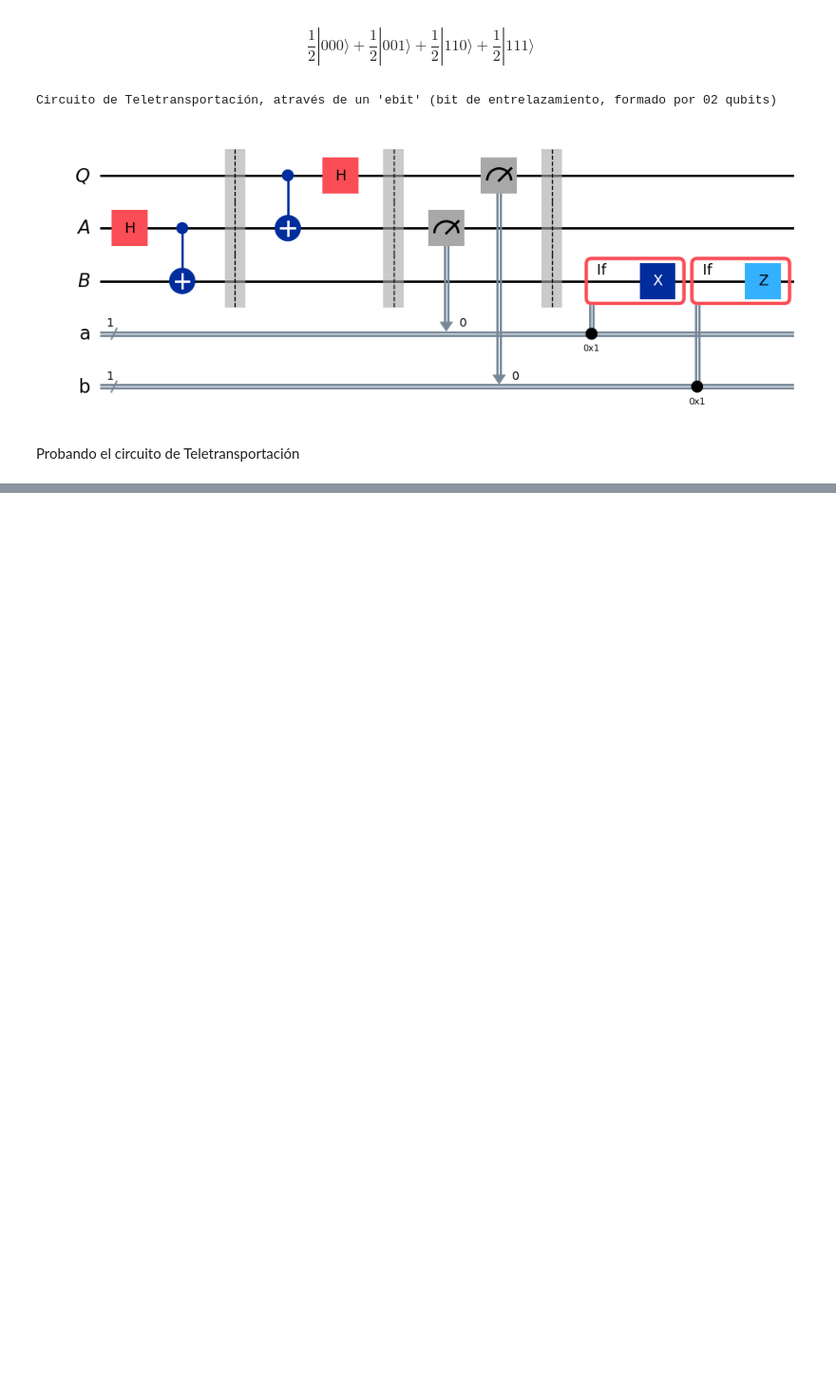
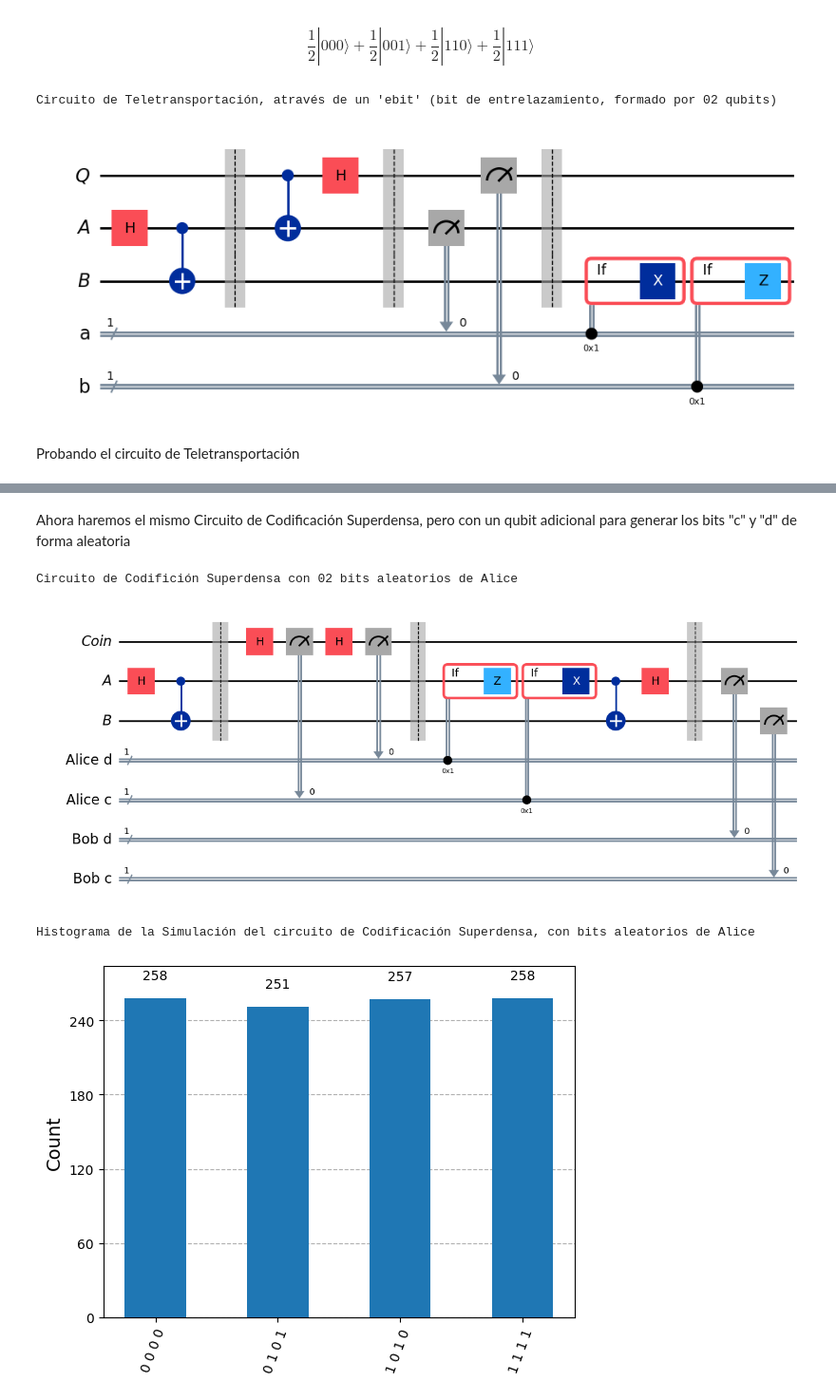
Before and after one commit to mmitacc/qiskitIBM, a Jupyter notebook: 4-EntanglementInAction.ipynb, the cells around one changed output, grey strips where cells are left out. Shown at 95% size. Saved outputs shown, nothing was run; the diff lists cells and outputs as text; code cells hidden in the pictures; blank space fills up the shorter version.

```diff
--- a/4-EntanglementInAction.ipynb
+++ b/4-EntanglementInAction.ipynb
@@ -189,0 +242,66 @@ Estadisticas solo del Qubit resultado
+# %% [markdown]
+Ahora haremos el mismo Circuito de Codificación Superdensa, pero con un qubit adicional para generar los bits "c" y "d" de forma aleatoria
+# %%
+# Definiendo el qubit que generaran los bits aleatorios de entrada
+rand_c_d = QuantumRegister(1, "Coin")
+
+# Definiendo el ebit, con el qubit "A" de Alice y el qubit "B" de Bod
+ebitSD0 = QuantumRegister(1, "A")
+ebitSD1 = QuantumRegister(1, "B")
+
+# Inicializando los bits clasicos de Alice
+Alice_c = ClassicalRegister(1, "Alice c")
+Alice_d = ClassicalRegister(1, "Alice d")
+
+# Generando el circuito cuantico
+testSD = QuantumCircuit(rand_c_d, ebitSD0, ebitSD1, Alice_d, Alice_c)
+
+# Inicializando el ebit con el 1er estado de Bell
+testSD.h(ebitSD0)
+testSD.cx(ebitSD0, ebitSD1)
+testSD.barrier()
+
+# Generando c y d aleatorios con el qubit rand_c_d
+testSD.h(rand_c_d)
+testSD.measure(rand_c_d, Alice_c)
+testSD.h(rand_c_d)
+testSD.measure(rand_c_d, Alice_d)
+testSD.barrier()
+
+# Aplicamos los nuevos bits aleatorios de Alice al protocolo ó circuito
+with testSD.if_test((Alice_d, 1), label="Z"):
+    testSD.z(ebitSD0)
+with testSD.if_test((Alice_c, 1), label="X"):
+    testSD.x(ebitSD0)
+test.barrier()
+
+# Acciones de Bob en el ebit
+testSD.cx(ebitSD0, ebitSD1)
+testSD.h(ebitSD0)
+testSD.barrier()
+
+# Inicializando los bits clasicos para Bob
+Bob_c = ClassicalRegister(1, "Bob c")
+Bob_d = ClassicalRegister(1, "Bob d")
+
+# Añadiendo los bits de Bob en el circuito
+testSD.add_register(Bob_d)
+testSD.add_register(Bob_c)
+
+# Midiendo el ebit y enviando los resultados en los bits de Bob
+testSD.measure(ebitSD0, Bob_d)
+testSD.measure(ebitSD1, Bob_c)
+print("Circuito de Codifición Superdensa con 02 bits aleatorios de Alice")
+display(testSD.draw(output="mpl"))
+
+# Aplicando una Simulación con Aer
+resultSD = AerSimulator().run(testSD).result()
+statisticsSD = resultSD.get_counts()
+
+print("Histograma de la Simulación del circuito de Codificación Superdensa, con bits aleatorios de Alice")
+display(plot_histogram(statisticsSD))
+# %% [output]
+Circuito de Codifición Superdensa con 02 bits aleatorios de Alice
+[figure, added]
+Histograma de la Simulación del circuito de Codificación Superdensa, con bits aleatorios de Alice
+[figure, added]
```
Also changed, not shown: parts of 6 cells of this notebook.
